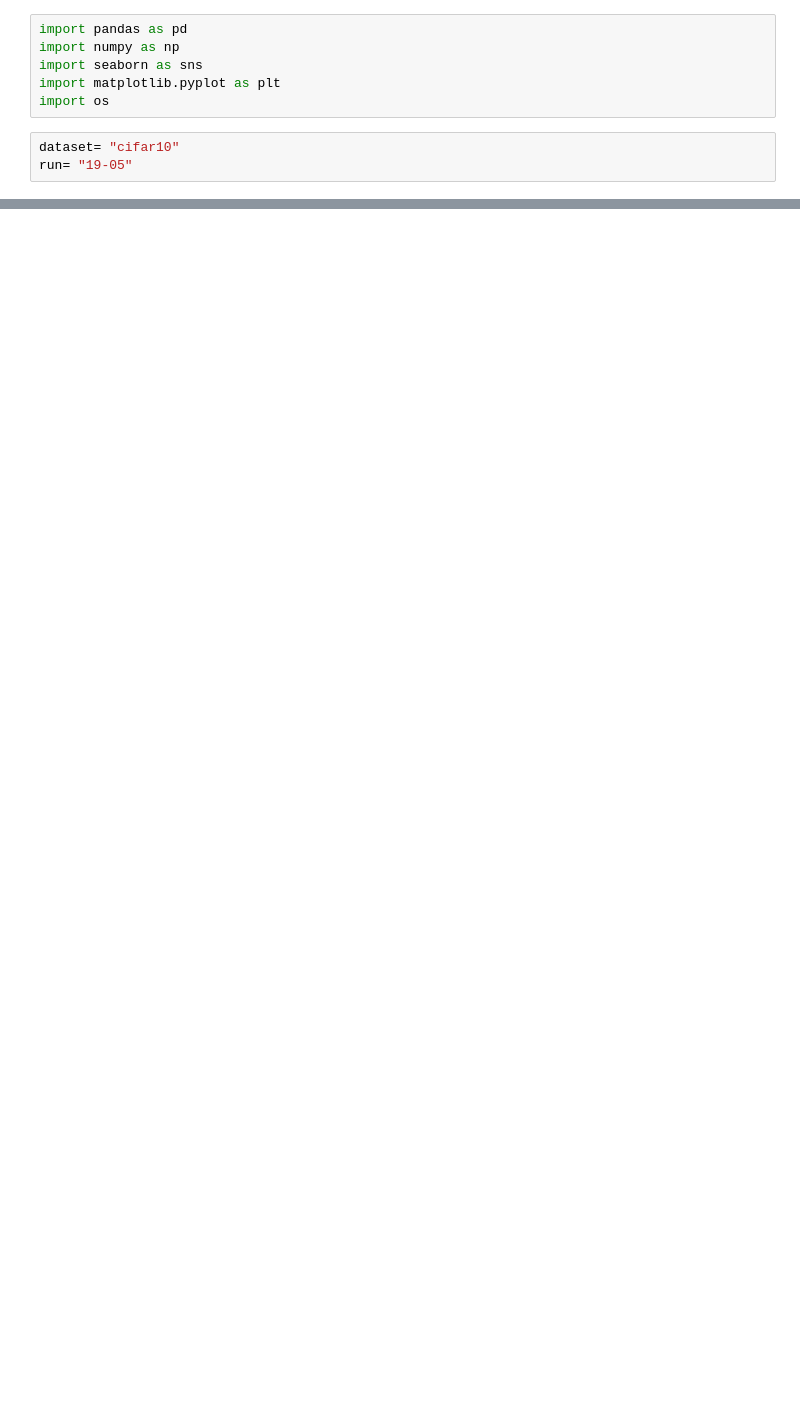
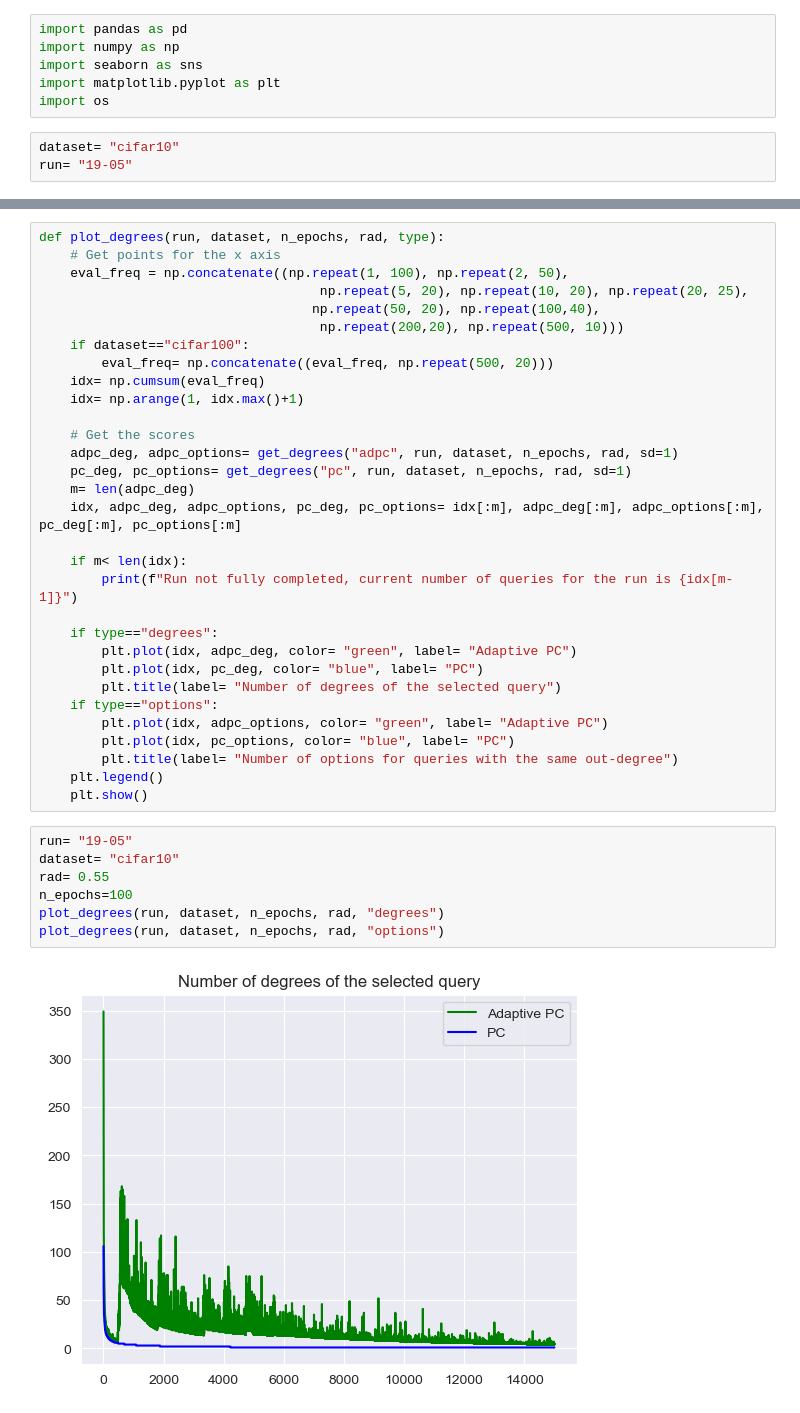
Before and after one commit to ratschlab/projects2022_doctor-in-the-loop, a Jupyter notebook: plots.ipynb, the cells around one changed output, grey strips where cells are left out. Saved outputs shown, nothing was run; the diff lists cells and outputs as text; blank space fills up the shorter version.

```diff
--- a/plots.ipynb
+++ b/plots.ipynb
@@ -276,0 +175,40 @@ for std in [0.1, 0.2, 0.3, 0.4, 0.5]:
+# %%
+def plot_degrees(run, dataset, n_epochs, rad, type):
+    # Get points for the x axis
+    eval_freq = np.concatenate((np.repeat(1, 100), np.repeat(2, 50),
+                                    np.repeat(5, 20), np.repeat(10, 20), np.repeat(20, 25),
+                                   np.repeat(50, 20), np.repeat(100,40),
+                                    np.repeat(200,20), np.repeat(500, 10)))
+    if dataset=="cifar100":
+        eval_freq= np.concatenate((eval_freq, np.repeat(500, 20)))
+    idx= np.cumsum(eval_freq)
+    idx= np.arange(1, idx.max()+1)
+
+    # Get the scores
+    adpc_deg, adpc_options= get_degrees("adpc", run, dataset, n_epochs, rad, sd=1)
+    pc_deg, pc_options= get_degrees("pc", run, dataset, n_epochs, rad, sd=1)
+    m= len(adpc_deg)
+    idx, adpc_deg, adpc_options, pc_deg, pc_options= idx[:m], adpc_deg[:m], adpc_options[:m], pc_deg[:m], pc_options[:m]
+
+    if m< len(idx):
+        print(f"Run not fully completed, current number of queries for the run is {idx[m-1]}")
+
+    if type=="degrees":
+        plt.plot(idx, adpc_deg, color= "green", label= "Adaptive PC")
+        plt.plot(idx, pc_deg, color= "blue", label= "PC")
+        plt.title(label= "Number of degrees of the selected query")
+    if type=="options":
+        plt.plot(idx, adpc_options, color= "green", label= "Adaptive PC")
+        plt.plot(idx, pc_options, color= "blue", label= "PC")
+        plt.title(label= "Number of options for queries with the same out-degree")
+    plt.legend()
+    plt.show()
+# %%
+run= "19-05"
+dataset= "cifar10"
+rad= 0.55
+n_epochs=100
+plot_degrees(run, dataset, n_epochs, rad, "degrees")
+plot_degrees(run, dataset, n_epochs, rad, "options")
+# %% [output]
+[figure, added]
```
Also changed, not shown: parts of 18 cells of this notebook, 4 other files.
